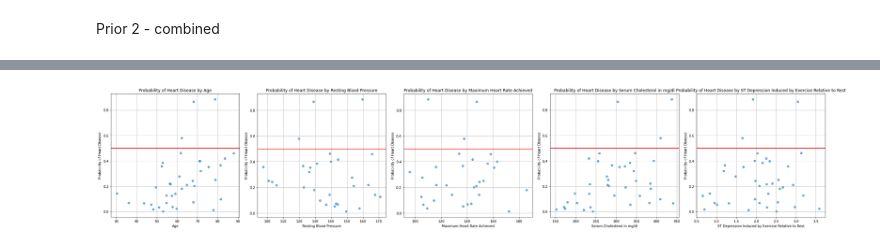
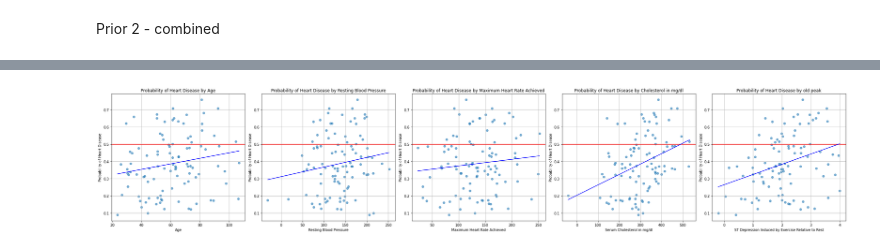
Before and after one commit to wasikjakub/bayesian-heart-disease-prediction, a Jupyter notebook: prior.ipynb, the cells around one changed output, grey strips where cells are left out. Cells and saved outputs as stored; diff of their text form; code cells hidden in the pictures.

Commit message:
prior final version

```diff
--- a/prior.ipynb
+++ b/prior.ipynb
@@ -257,7 +283,7 @@ plt.show()
 Prior 2 - combined
 # %%
 model2 = CmdStanModel(stan_file='prior_combined2.stan')
-sim = model2.sample(iter_sampling=50,
+sim = model2.sample(iter_sampling=100,
                         iter_warmup=1000,
                         chains=1,
                         seed=242522,)
@@ -283,50 +297,73 @@ Consider re-running with show_console=True if the above output is unclear!
 # %%
 fig, axs = plt.subplots(1, 5, figsize=(30, 6))
 
+# Common y variable
+y_prob = prior_model2['combined_heart_disease_prob']
+
 # First subplot
-axs[0].scatter(prior_model2['age'], prior_model2['combined_heart_disease_prob'], alpha=0.6)
+x_age = prior_model2['age']
+axs[0].scatter(x_age, y_prob, alpha=0.6)
 axs[0].axhline(y=0.5, color='red', linestyle='-')
+coeffs = np.polyfit(x_age, y_prob, 1)
+x_range = np.linspace(x_age.min(), x_age.max(), 100)
+axs[0].plot(x_range, np.polyval(coeffs, x_range), color='blue', linestyle='-')
 axs[0].set_xlabel('Age')
 axs[0].set_ylabel('Probability of Heart Disease')
 axs[0].set_title('Probability of Heart Disease by Age')
 axs[0].grid(True)
 
 # Second subplot
-axs[1].scatter(prior_model1['bps'], prior_model2['combined_heart_disease_prob'], alpha=0.6)
+x_bps = prior_model2['bps']
+axs[1].scatter(x_bps, y_prob, alpha=0.6)
 axs[1].axhline(y=0.5, color='red', linestyle='-')
+coeffs = np.polyfit(x_bps, y_prob, 1)
+x_range = np.linspace(x_bps.min(), x_bps.max(), 100)
+axs[1].plot(x_range, np.polyval(coeffs, x_range), color='blue', linestyle='-')
 axs[1].set_xlabel('Resting Blood Pressure')
 axs[1].set_ylabel('Probability of Heart Disease')
 axs[1].set_title('Probability of Heart Disease by Resting Blood Pressure')
 axs[1].grid(True)
 
 # Third subplot
-axs[2].scatter(prior_model1['thalach'], prior_model2['combined_heart_disease_prob'], alpha=0.6)
+x_thalach = prior_model2['thalach']
+axs[2].scatter(x_thalach, y_prob, alpha=0.6)
 axs[2].axhline(y=0.5, color='red', linestyle='-')
+coeffs = np.polyfit(x_thalach, y_prob, 1)
+x_range = np.linspace(x_thalach.min(), x_thalach.max(), 100)
+axs[2].plot(x_range, np.polyval(coeffs, x_range), color='blue', linestyle='-')
 axs[2].set_xlabel('Maximum Heart Rate Achieved')
 axs[2].set_ylabel('Probability of Heart Disease')
 axs[2].set_title('Probability of Heart Disease by Maximum Heart Rate Achieved')
 axs[2].grid(True)
 
 # Fourth subplot
-axs[3].scatter(prior_model2['chol'], prior_model2['combined_heart_disease_prob'], alpha=0.6)
+x_chol = prior_model2['chol']
+axs[3].scatter(x_chol, y_prob, alpha=0.6)
 axs[3].axhline(y=0.5, color='red', linestyle='-')
+coeffs = np.polyfit(x_chol, y_prob, 1)
+x_range = np.linspace(x_chol.min(), x_chol.max(), 100)
+axs[3].plot(x_range, np.polyval(coeffs, x_range), color='blue', linestyle='-')
 axs[3].set_xlabel('Serum Cholesterol in mg/dl')
 axs[3].set_ylabel('Probability of Heart Disease')
-axs[3].set_title('Probability of Heart Disease by Serum Cholesterol in mg/dl')
+axs[3].set_title('Probability of Heart Disease by Cholesterol in mg/dl')
 axs[3].grid(True)
 
 # Fifth subplot
-axs[4].scatter(prior_model2['old_peak'], prior_model2['combined_heart_disease_prob'], alpha=0.6)
+x_old_peak = prior_model2['old_peak']
+axs[4].scatter(x_old_peak, y_prob, alpha=0.6)
 axs[4].axhline(y=0.5, color='red', linestyle='-')
+coeffs = np.polyfit(x_old_peak, y_prob, 1)
+x_range = np.linspace(x_old_peak.min(), x_old_peak.max(), 100)
+axs[4].plot(x_range, np.polyval(coeffs, x_range), color='blue', linestyle='-')
 axs[4].set_xlabel('ST Depression Induced by Exercise Relative to Rest')
 axs[4].set_ylabel('Probability of Heart Disease')
-axs[4].set_title('Probability of Heart Disease by ST Depression Induced by Exercise Relative to Rest')
+axs[4].set_title('Probability of Heart Disease by old peak')
 axs[4].grid(True)
 
 # Adjust layout to prevent overlap
 plt.tight_layout()
 
 # Show the plot
 plt.show()
 # %% [output]
-[figure, old version]
+[figure, new version]
```
Also changed, not shown: parts of 12 cells of this notebook, 4 other files.
